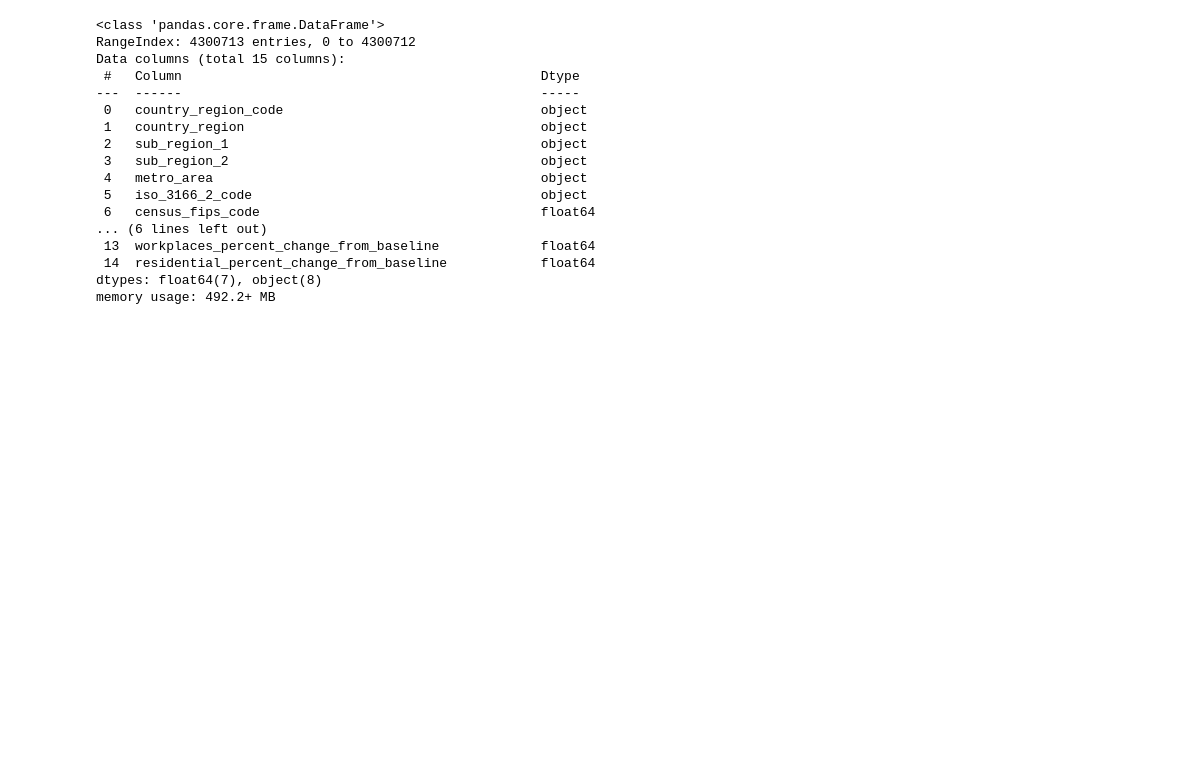
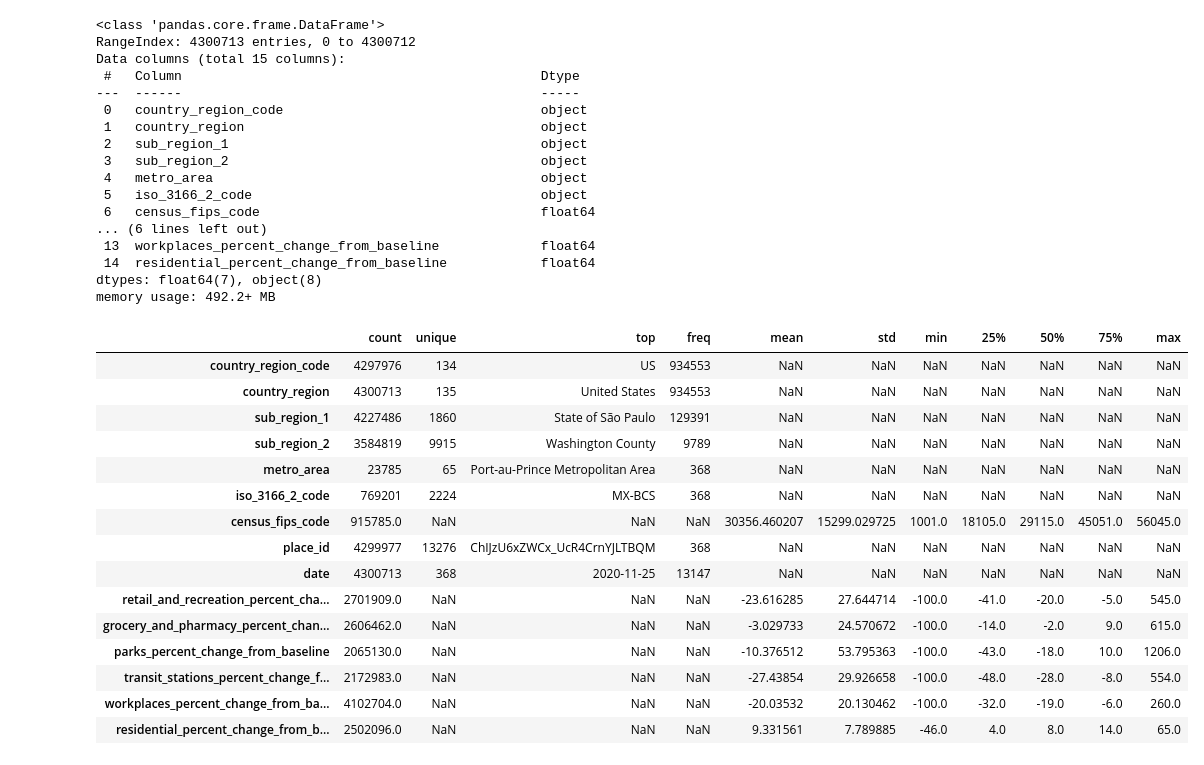
Before and after one commit to dianafurtado/Data_Visualization_Projects, a Jupyter notebook: Project 1/DV_Project1_GroupAA.ipynb, the cells around one changed output. Cells and saved outputs as stored; diff of their text form; code cells hidden in the pictures; blank space fills up the shorter version.

```diff
--- a/Project 1/DV_Project1_GroupAA.ipynb
+++ b/Project 1/DV_Project1_GroupAA.ipynb
@@ -33,0 +88,20 @@ memory usage: 492.2+ MB
+# %%
+# Summary statistics for all variables
+Project1.describe(include='all').transpose()
+# %% [output]
+|  | count | unique | top | freq | mean | std | min | 25% | 50% | 75% | max |
+| country_region_code | 4297976 | 134 | US | 934553 | NaN | NaN | NaN | NaN | NaN | NaN | NaN |
+| country_region | 4300713 | 135 | United States | 934553 | NaN | NaN | NaN | NaN | NaN | NaN | NaN |
+| sub_region_1 | 4227486 | 1860 | State of São Paulo | 129391 | NaN | NaN | NaN | NaN | NaN | NaN | NaN |
+| sub_region_2 | 3584819 | 9915 | Washington County | 9789 | NaN | NaN | NaN | NaN | NaN | NaN | NaN |
+| metro_area | 23785 | 65 | Port-au-Prince Metropolitan Area | 368 | NaN | NaN | NaN | NaN | NaN | NaN | NaN |
+| iso_3166_2_code | 769201 | 2224 | MX-BCS | 368 | NaN | NaN | NaN | NaN | NaN | NaN | NaN |
+| census_fips_code | 915785.0 | NaN | NaN | NaN | 30356.460207 | 15299.029725 | 1001.0 | 18105.0 | 29115.0 | 45051.0 | 56045.0 |
+| place_id | 4299977 | 13276 | ChIJzU6xZWCx_UcR4CrnYJLTBQM | 368 | NaN | NaN | NaN | NaN | NaN | NaN | NaN |
+| date | 4300713 | 368 | 2020-11-25 | 13147 | NaN | NaN | NaN | NaN | NaN | NaN | NaN |
+| retail_and_recreation_percent_cha... | 2701909.0 | NaN | NaN | NaN | -23.616285 | 27.644714 | -100.0 | -41.0 | -20.0 | -5.0 | 545.0 |
+| grocery_and_pharmacy_percent_chan... | 2606462.0 | NaN | NaN | NaN | -3.029733 | 24.570672 | -100.0 | -14.0 | -2.0 | 9.0 | 615.0 |
+| parks_percent_change_from_baseline | 2065130.0 | NaN | NaN | NaN | -10.376512 | 53.795363 | -100.0 | -43.0 | -18.0 | 10.0 | 1206.0 |
+| transit_stations_percent_change_f... | 2172983.0 | NaN | NaN | NaN | -27.43854 | 29.926658 | -100.0 | -48.0 | -28.0 | -8.0 | 554.0 |
+| workplaces_percent_change_from_ba... | 4102704.0 | NaN | NaN | NaN | -20.03532 | 20.130462 | -100.0 | -32.0 | -19.0 | -6.0 | 260.0 |
+| residential_percent_change_from_b... | 2502096.0 | NaN | NaN | NaN | 9.331561 | 7.789885 | -46.0 | 4.0 | 8.0 | 14.0 | 65.0 |
```
Also changed, not shown: parts of 22 cells of this notebook, 1 other file.
